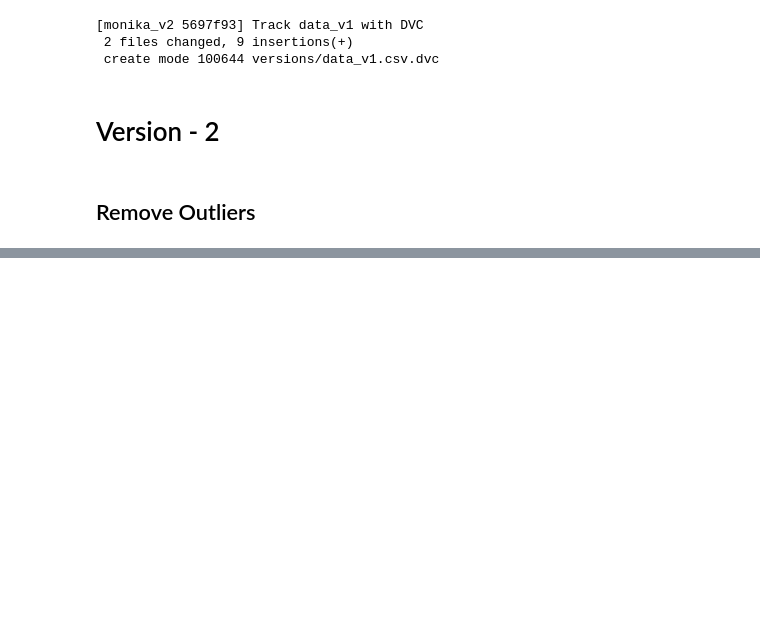
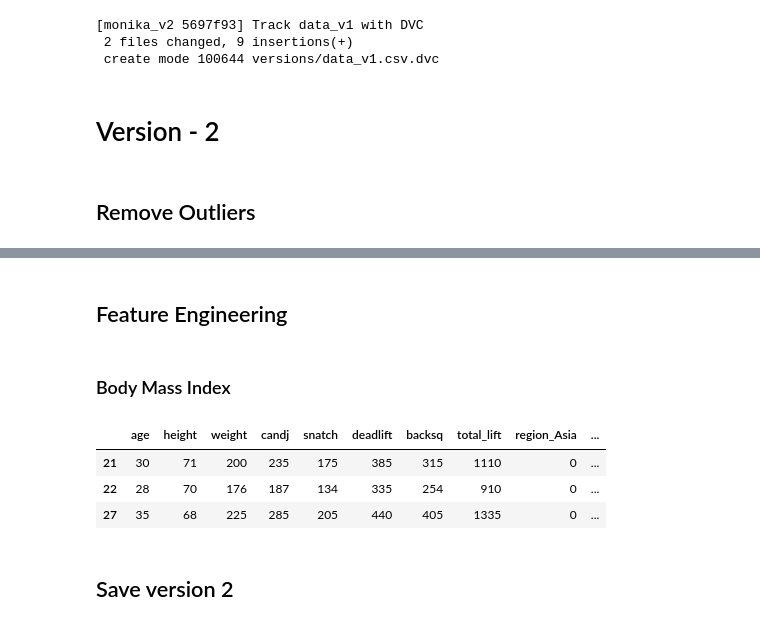
Before and after one commit to mariafshan/adsp_ml_ops, a Jupyter notebook: data.ipynb, the cells around one changed output, grey strips where cells are left out. Drawn from its saved outputs; the diff is of its cells as text; code cells hidden in the pictures; blank space fills up the shorter version.

```diff
--- a/data.ipynb
+++ b/data.ipynb
@@ -319,0 +346,56 @@ data = data[(data['backsq'] > 0) & (data['backsq'] <= 1069)]
+# %% [markdown]
+## Feature Engineering
+# %% [markdown]
+### Body Mass Index
+# %%
+data['bmi'] = data['weight'] / (data['height'] / 100)**2
+# %%
+data = data.drop(columns=["eat_I eat 1-3 full cheat meals per week|Decline to answer|",
+                          "eat_I eat quality foods but don't measure the amount|",
+                          "eat_I eat quality foods but don't measure the amount|Decline to answer|",
+                          "eat_I eat quality foods but don't measure the amount|I eat 1-3 full cheat meals per week|",
+                          "eat_I eat quality foods but don't measure the amount|I eat 1-3 full cheat meals per week|Decline to answer|",
+                          "eat_I eat quality foods but don't measure the amount|I eat whatever is convenient|",
+                          "eat_I eat quality foods but don't measure the amount|I eat whatever is convenient|I eat 1-3 full cheat meals per week|",
+                          "eat_I eat quality foods but don't measure the amount|I eat whatever is convenient|I eat 1-3 full cheat meals per week|Decline to answer|",
+                          "eat_I eat strict Paleo|",
+                          "eat_I eat strict Paleo|I eat 1-3 full cheat meals per week|",
+                          "eat_I eat strict Paleo|I eat quality foods but don't measure the amount|",
+                          "eat_I eat strict Paleo|I eat quality foods but don't measure the amount|I eat 1-3 full cheat meals per week|",
+                          "eat_I eat strict Paleo|I eat quality foods but don't measure the amount|I eat whatever is convenient|",
+                          "eat_I eat strict Paleo|I eat quality foods but don't measure the amount|I eat whatever is convenient|I eat 1-3 full cheat meals per week|",
+                          "eat_I eat strict Paleo|I eat whatever is convenient|",
+                          "eat_I eat strict Paleo|I eat whatever is convenient|I eat 1-3 full cheat meals per week|",
+                          "eat_I eat whatever is convenient|",
+                          "eat_I eat whatever is convenient|Decline to answer|",
+                          "eat_I eat whatever is convenient|I eat 1-3 full cheat meals per week|",
+                          "eat_I eat whatever is convenient|I eat 1-3 full cheat meals per week|Decline to answer|",
+                          "eat_I weigh and measure my food|",
+                          "eat_I weigh and measure my food|Decline to answer|",
+                          "eat_I weigh and measure my food|I eat 1-3 full cheat meals per week|",
+                          "eat_I weigh and measure my food|I eat 1-3 full cheat meals per week|Decline to answer|",
+                          "eat_I weigh and measure my food|I eat quality foods but don't measure the amount|",
+                          "eat_I weigh and measure my food|I eat quality foods but don't measure the amount|I eat 1-3 full cheat meals per week|",
+                          "eat_I weigh and measure my food|I eat quality foods but don't measure the amount|I eat whatever is convenient|",
+                          "eat_I weigh and measure my food|I eat quality foods but don't measure the amount|I eat whatever is convenient|I eat 1-3 full cheat meals per week|",
+                          "eat_I weigh and measure my food|I eat strict Paleo|",
+                          "eat_I weigh and measure my food|I eat strict Paleo|I eat 1-3 full cheat meals per week|",
+                          "eat_I weigh and measure my food|I eat strict Paleo|I eat quality foods but don't measure the amount|",
+                          "eat_I weigh and measure my food|I eat strict Paleo|I eat quality foods but don't measure the amount|I eat 1-3 full cheat meals per week|",
+                          "eat_I weigh and measure my food|I eat strict Paleo|I eat quality foods but don't measure the amount|I eat 1-3 full cheat meals per week|Decline to answer|",
+                          "eat_I weigh and measure my food|I eat strict Paleo|I eat quality foods but don't measure the amount|I eat whatever is convenient|I eat 1-3 full cheat meals per week|",
+                          "eat_I weigh and measure my food|I eat strict Paleo|I eat quality foods but don't measure the amount|I eat whatever is convenient|I eat 1-3 full cheat meals per week|Decline to answer|",
+                          "eat_I weigh and measure my food|I eat strict Paleo|I eat whatever is convenient|",
+                          "eat_I weigh and measure my food|I eat strict Paleo|I eat whatever is convenient|I eat 1-3 full cheat meals per week|",
+                          "eat_I weigh and measure my food|I eat whatever is convenient|",
+                          "eat_I weigh and measure my food|I eat whatever is convenient|I eat 1-3 full cheat meals per week|"
+                            ])
+# %%
+data.head(3)
+# %% [output]
+|  | age | height | weight | candj | snatch | deadlift | backsq | total_lift | region_Asia | ... |
+| 21 | 30 | 71 | 200 | 235 | 175 | 385 | 315 | 1110 | 0 | ... |
+| 22 | 28 | 70 | 176 | 187 | 134 | 335 | 254 | 910 | 0 | ... |
+| 27 | 35 | 68 | 225 | 285 | 205 | 440 | 405 | 1335 | 0 | ... |
+# %% [markdown]
+## Save version 2
```
Also changed, not shown: parts of 8 cells of this notebook, 5 other files.
